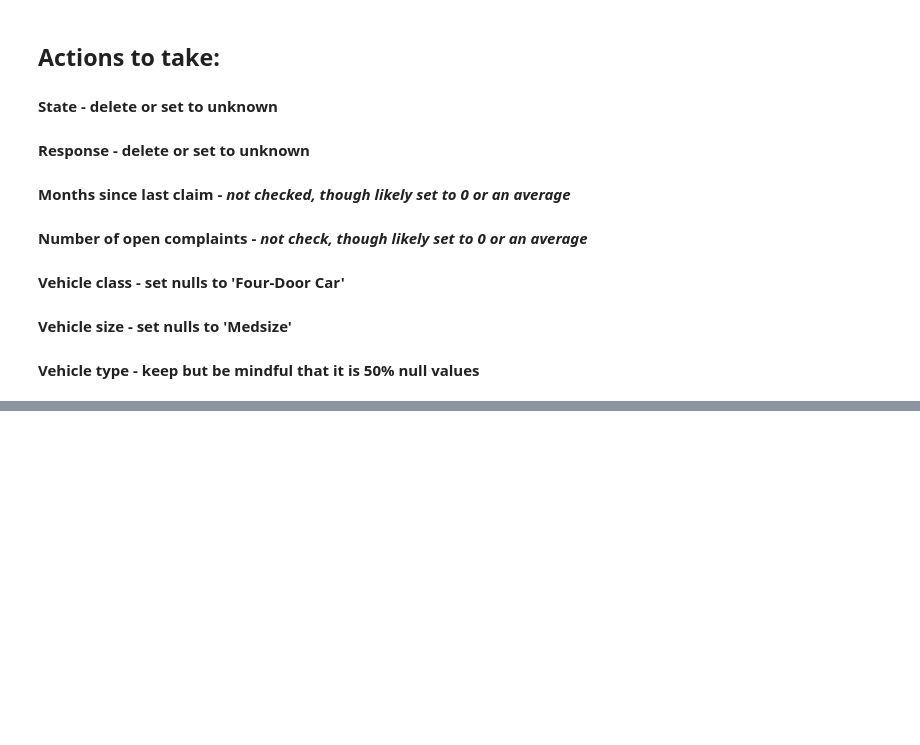
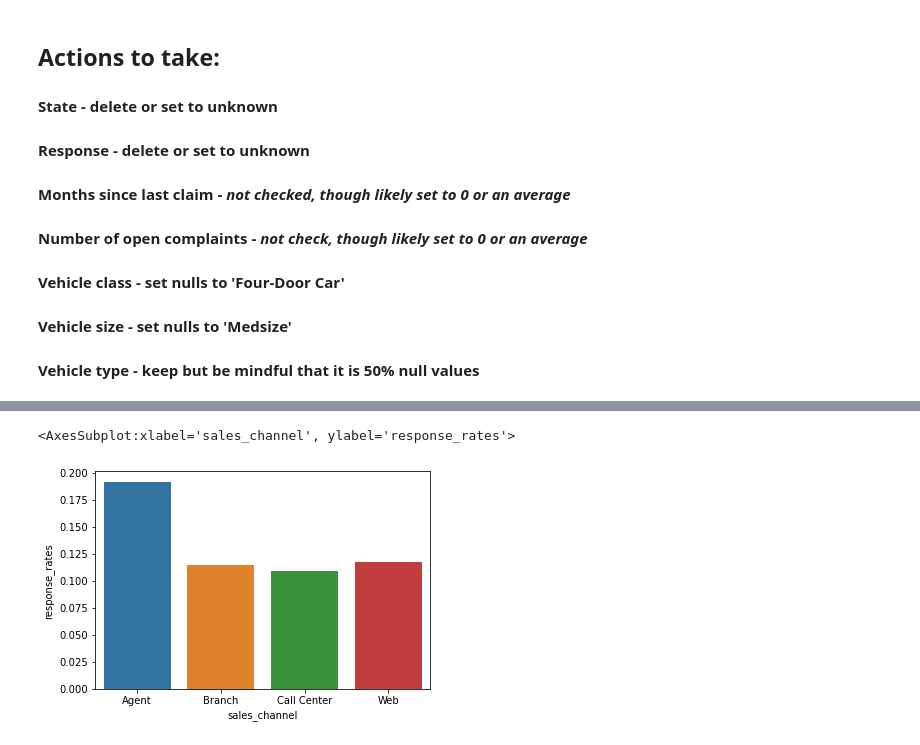
Before and after one commit to salwey/lab-customer-analysis-round-3, a Jupyter notebook: andys_solution.ipynb, the cells around one changed output, grey strips where cells are left out. Saved outputs shown, nothing was run; the diff lists cells and outputs as text; code cells hidden in the pictures; blank space fills up the shorter version.

```diff
--- a/andys_solution.ipynb
+++ b/andys_solution.ipynb
@@ -137,0 +304,14 @@ marketing_customers.describe(include='all').T
+# %%
+## group response rate by sales channel
+
+# count the yes responses in each channel and devide by total responses in each channel
+#marketing_customers['response_positive'] = marketing_customers['response']=='Yes'
+marketing_customers['response_valid'] = marketing_customers['response'].isin(['Yes','No'])
+# %%
+response_rates_by_sales_channel = marketing_customers.groupby("sales_channel")["response_positive"].sum()/marketing_customers.groupby("sales_channel")["response_valid"].sum()
+response_rates_by_sales_channel = pd.DataFrame(response_rates_by_sales_channel, columns=['response_rates'])
+response_rates_by_sales_channel
+sns.barplot(x=response_rates_by_sales_channel.index, y=response_rates_by_sales_channel.response_rates)
+# %% [output]
+<AxesSubplot:xlabel='sales_channel', ylabel='response_rates'>
+[figure, added]
```
Also changed, not shown: parts of 25 cells of this notebook.
